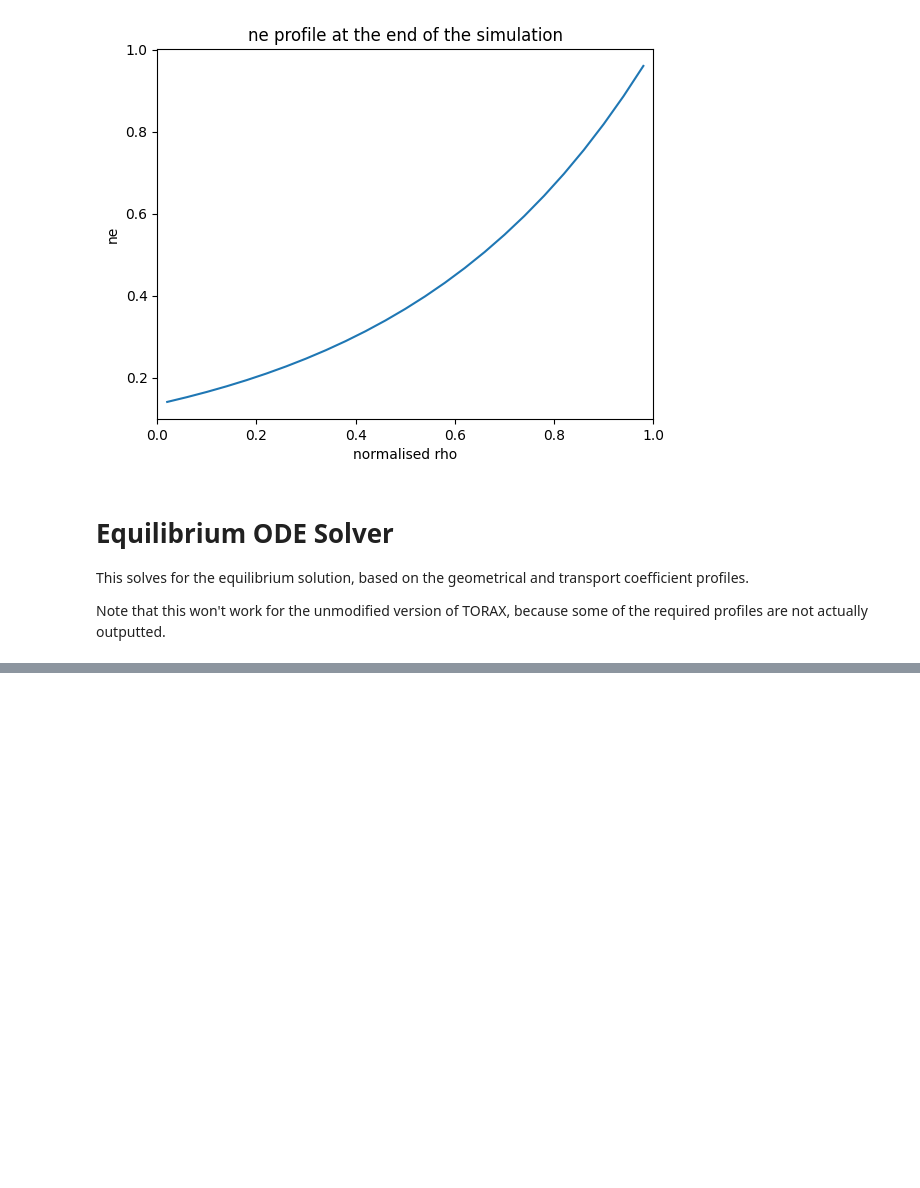
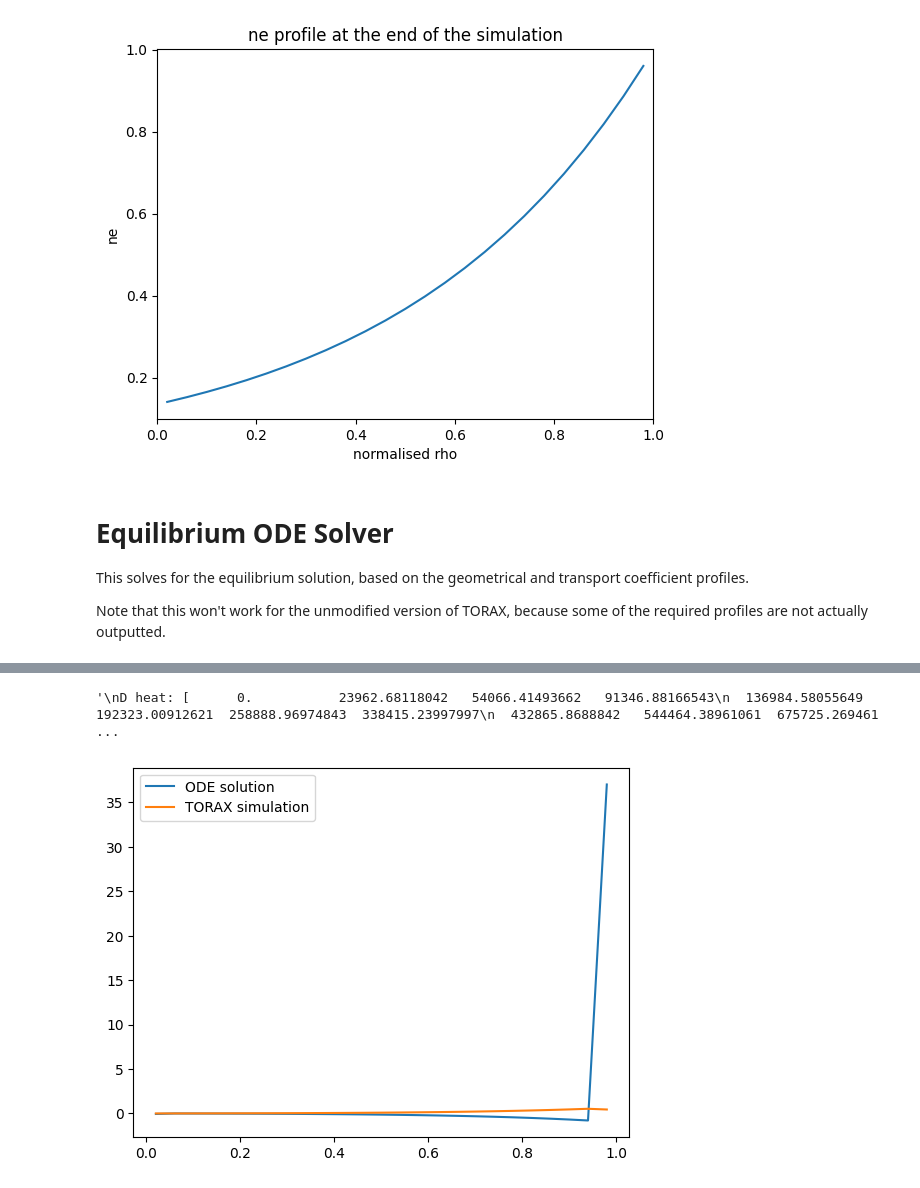
Before and after one commit to openstarnz/torax, a Jupyter notebook: torax/examples/strange_solution.ipynb, the cells around one changed output, grey strips where cells are left out. Drawn from its saved outputs; the diff is of its cells as text; code cells hidden in the pictures; blank space fills up the shorter version.

Commit message:
More changes to the strange solution, and print statements inside calc_coeffs.

```diff
--- a/torax/examples/strange_solution.ipynb
+++ b/torax/examples/strange_solution.ipynb
@@ -175,0 +253,28 @@ plt.show()
+# %%
+"""
+D heat: [      0.           23962.68118042   54066.41493662   91346.88166543
+  136984.58055649  192323.00912621  258888.96974843  338415.23997997
+  432865.8688842   544464.38961061  675725.269461    829488.95286211
+ 1008960.89039558 1217754.9886693  1459941.96174373 1740103.11548763
+ 2063390.15210699 2435591.6436936  2863206.89155318 3353527.96293049
+ 3914730.77924804 4555976.22088038 5287522.31364002 6120848.67247592
+ 7068794.4993978  8145818.77481269], V heat: [    0.            76.1069777    171.89827307   290.70096364
+   436.3012897    613.00103759   825.68053387  1079.86902184
+  1381.82327837  1738.61542313  2158.23097625  2649.67833352
+  3223.11095276  3889.96368116  4663.10480179  5557.00554144
+  6587.92895827  7774.14032661  9136.14134576 10696.93073835
+ 12482.29405807 14521.12581069 16845.78729923 19492.50394944
+ 22501.80624047 13054.01556733]
+ """
+# %% [output]
+'\nD heat: [      0.           23962.68118042   54066.41493662   91346.88166543\n  136984.58055649  192323.00912621  258888.96974843  338415.23997997\n  432865.8688842   544464.38961061  675725.269461 ...
+# %%
+electron_flux_sim = data.post_processed_outputs.flux_ne_face.to_numpy()[-1]
+electron_flux_sim = (electron_flux_sim[1:] + electron_flux_sim[:-1]) / 2
+
+plt.plot(rho_hats, electron_flux)
+plt.plot(rho_hats, electron_flux_sim)
+plt.legend(['ODE solution', 'TORAX simulation'])
+plt.show()
+# %% [output]
+[figure, added]
```
Also changed, not shown: parts of 15 cells of this notebook, 3 other files.
